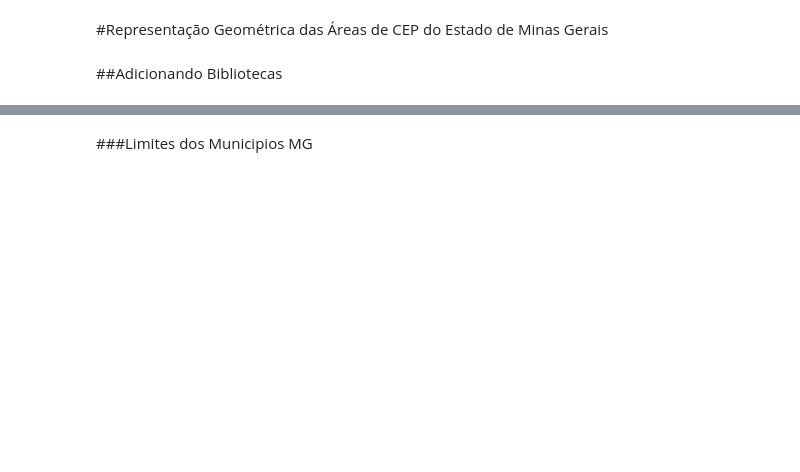
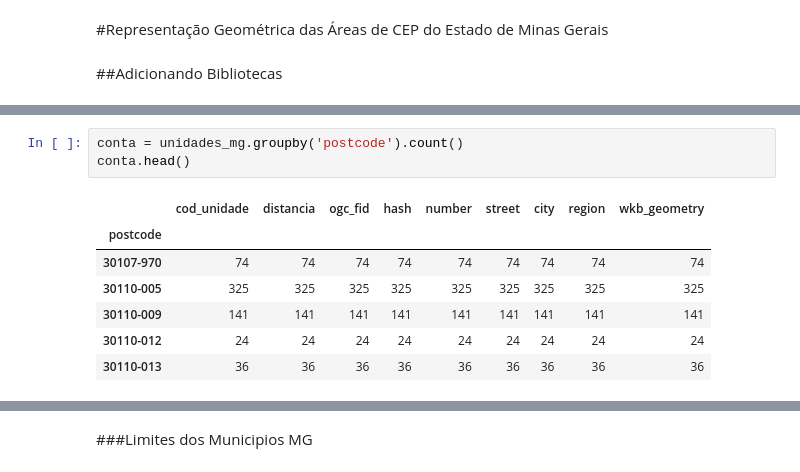
Before and after one commit to mcatrinque/areas-cep-mg, a Jupyter notebook: br_mg_ceps.ipynb, the cells around one changed output, grey strips where cells are left out. Cells and saved outputs as stored; diff of their text form; blank space fills up the shorter version.

```diff
--- a/br_mg_ceps.ipynb
+++ b/br_mg_ceps.ipynb
@@ -56,0 +75,11 @@ To: /content/br_mg_poligonos_ceps.shx
+# %%
+conta = unidades_mg.groupby('postcode').count()
+conta.head()
+# %% [output]
+|  | cod_unidade | distancia | ogc_fid | hash | number | street | city | region | wkb_geometry |
+| postcode |  |  |  |  |  |  |  |  |  |
+| 30107-970 | 74 | 74 | 74 | 74 | 74 | 74 | 74 | 74 | 74 |
+| 30110-005 | 325 | 325 | 325 | 325 | 325 | 325 | 325 | 325 | 325 |
+| 30110-009 | 141 | 141 | 141 | 141 | 141 | 141 | 141 | 141 | 141 |
+| 30110-012 | 24 | 24 | 24 | 24 | 24 | 24 | 24 | 24 | 24 |
+| 30110-013 | 36 | 36 | 36 | 36 | 36 | 36 | 36 | 36 | 36 |
```
Also changed, not shown: parts of 40 cells of this notebook.
